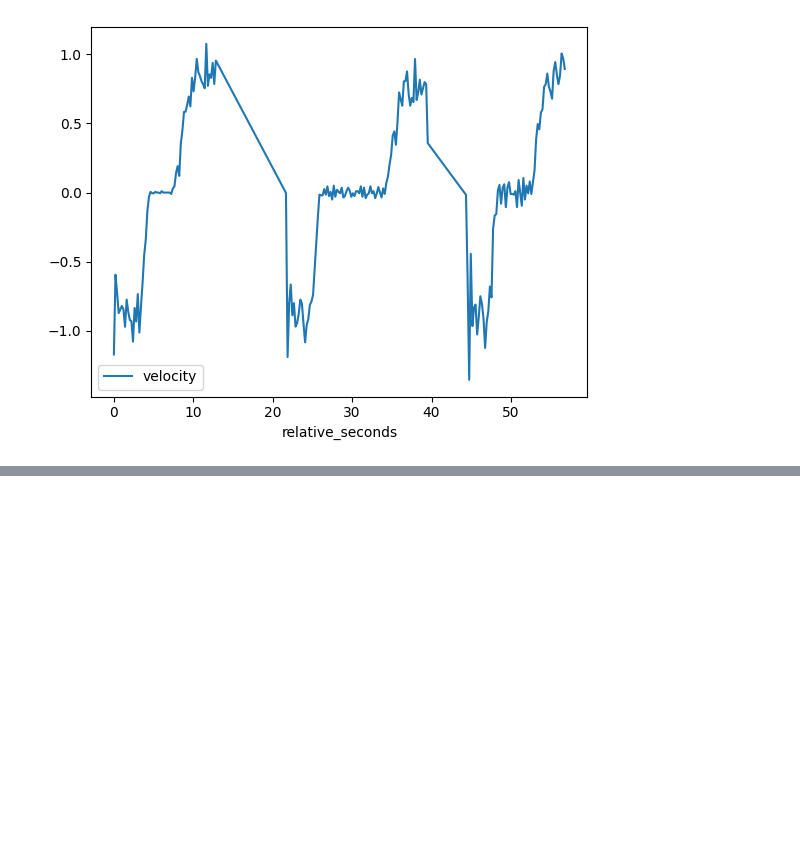
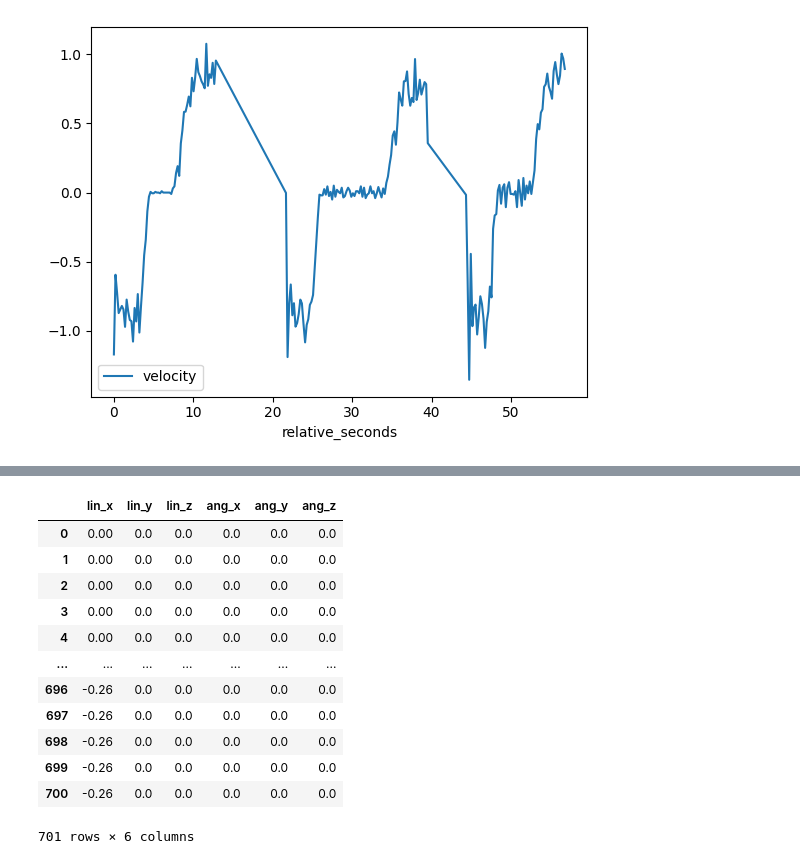
Before and after one commit to mattwilliamson/deepdrive, a Jupyter notebook: src/deepdrive_hardware/notebooks/max_speed.ipynb, the cells around one changed output, grey strips where cells are left out. Saved outputs shown, nothing was run; the diff lists cells and outputs as text; code cells hidden in the pictures; blank space fills up the shorter version.

```diff
--- a/src/deepdrive_hardware/notebooks/max_speed.ipynb
+++ b/src/deepdrive_hardware/notebooks/max_speed.ipynb
@@ -69,0 +59,22 @@ acceleration_df.plot(x='relative_seconds', y='acceleration')
+# %%
+import pandas as pd
+# ros2 topic echo --csv /diff_drive_controller/cmd_vel_unstamped
+# Read the CSV file
+df2 = pd.read_csv('max_speed_cmd_vel.csv')
+
+# Display the dataframe
+df2
+# %% [output]
+|  | lin_x | lin_y | lin_z | ang_x | ang_y | ang_z |
+| 0 | 0.00 | 0.0 | 0.0 | 0.0 | 0.0 | 0.0 |
+| 1 | 0.00 | 0.0 | 0.0 | 0.0 | 0.0 | 0.0 |
+| 2 | 0.00 | 0.0 | 0.0 | 0.0 | 0.0 | 0.0 |
+| 3 | 0.00 | 0.0 | 0.0 | 0.0 | 0.0 | 0.0 |
+| 4 | 0.00 | 0.0 | 0.0 | 0.0 | 0.0 | 0.0 |
+| ... | ... | ... | ... | ... | ... | ... |
+| 696 | -0.26 | 0.0 | 0.0 | 0.0 | 0.0 | 0.0 |
+| 697 | -0.26 | 0.0 | 0.0 | 0.0 | 0.0 | 0.0 |
+| 698 | -0.26 | 0.0 | 0.0 | 0.0 | 0.0 | 0.0 |
+| 699 | -0.26 | 0.0 | 0.0 | 0.0 | 0.0 | 0.0 |
+| 700 | -0.26 | 0.0 | 0.0 | 0.0 | 0.0 | 0.0 |
+701 rows × 6 columns
```
Also changed, not shown: parts of 10 cells of this notebook, 1 other file.
